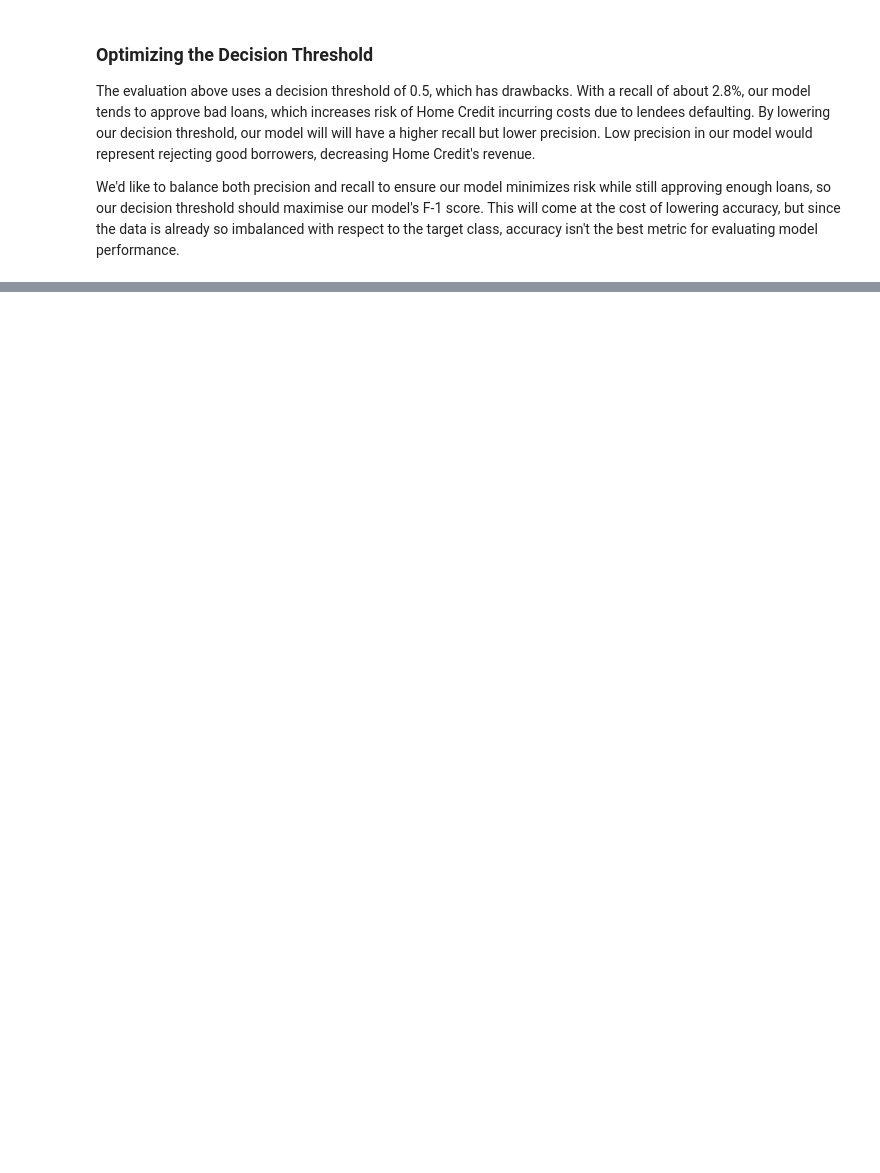
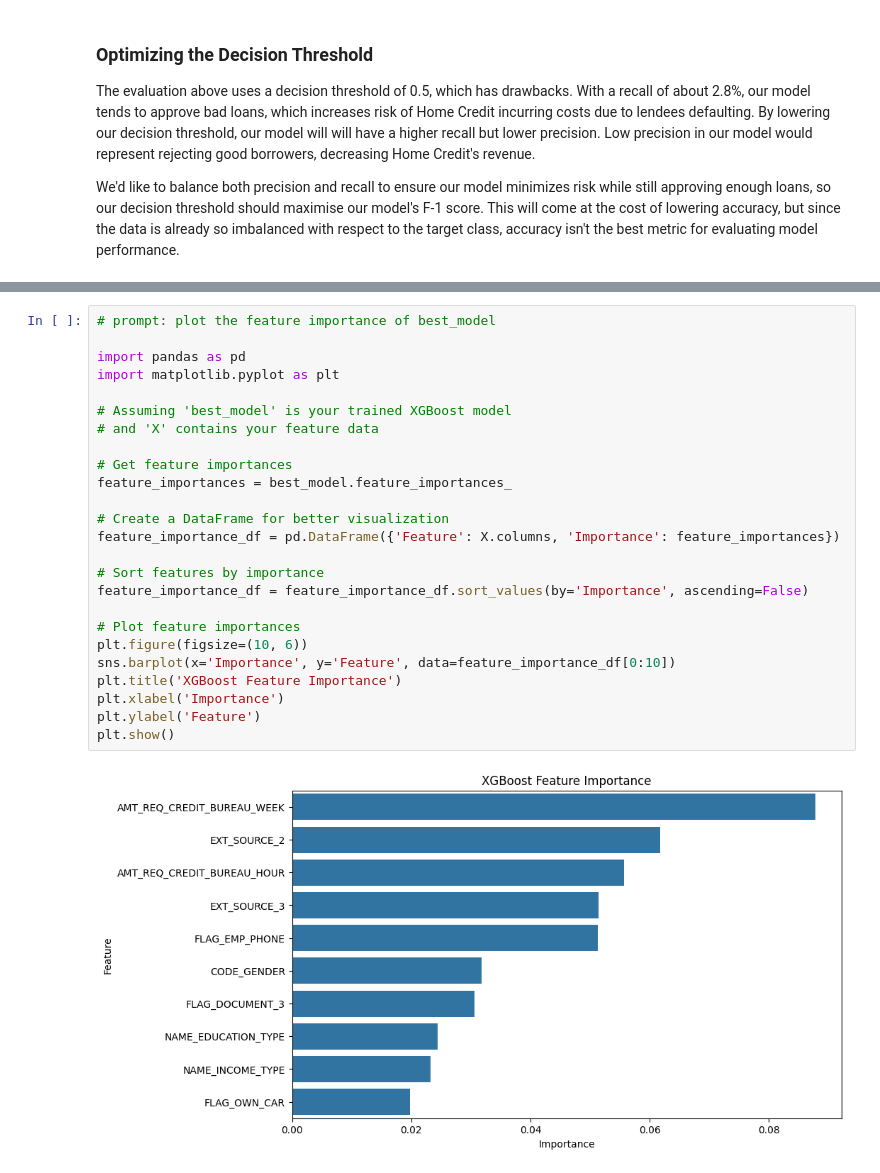
Before and after one commit to spencer-brothers/STAR-Analytics, a Jupyter notebook: Home-Credit-Default-Risk.ipynb, the cells around one changed output, grey strips where cells are left out. Cells and saved outputs as stored; diff of their text form; blank space fills up the shorter version.

```diff
--- a/Home-Credit-Default-Risk.ipynb
+++ b/Home-Credit-Default-Risk.ipynb
@@ -535,3 +644,30 @@ Mean ROC AUC: 0.7616
+# %%
+# prompt: plot the feature importance of best_model
+
+import pandas as pd
+import matplotlib.pyplot as plt
+
+# Assuming 'best_model' is your trained XGBoost model
+# and 'X' contains your feature data
+
+# Get feature importances
+feature_importances = best_model.feature_importances_
+
+# Create a DataFrame for better visualization
+feature_importance_df = pd.DataFrame({'Feature': X.columns, 'Importance': feature_importances})
+
+# Sort features by importance
+feature_importance_df = feature_importance_df.sort_values(by='Importance', ascending=False)
+
+# Plot feature importances
+plt.figure(figsize=(10, 6))
+sns.barplot(x='Importance', y='Feature', data=feature_importance_df[0:10])
+plt.title('XGBoost Feature Importance')
+plt.xlabel('Importance')
+plt.ylabel('Feature')
+plt.show()
+# %% [output]
+[figure, added]
 # %% [markdown]
 ## Results
 
```
Also changed, not shown: parts of 24 cells of this notebook.
